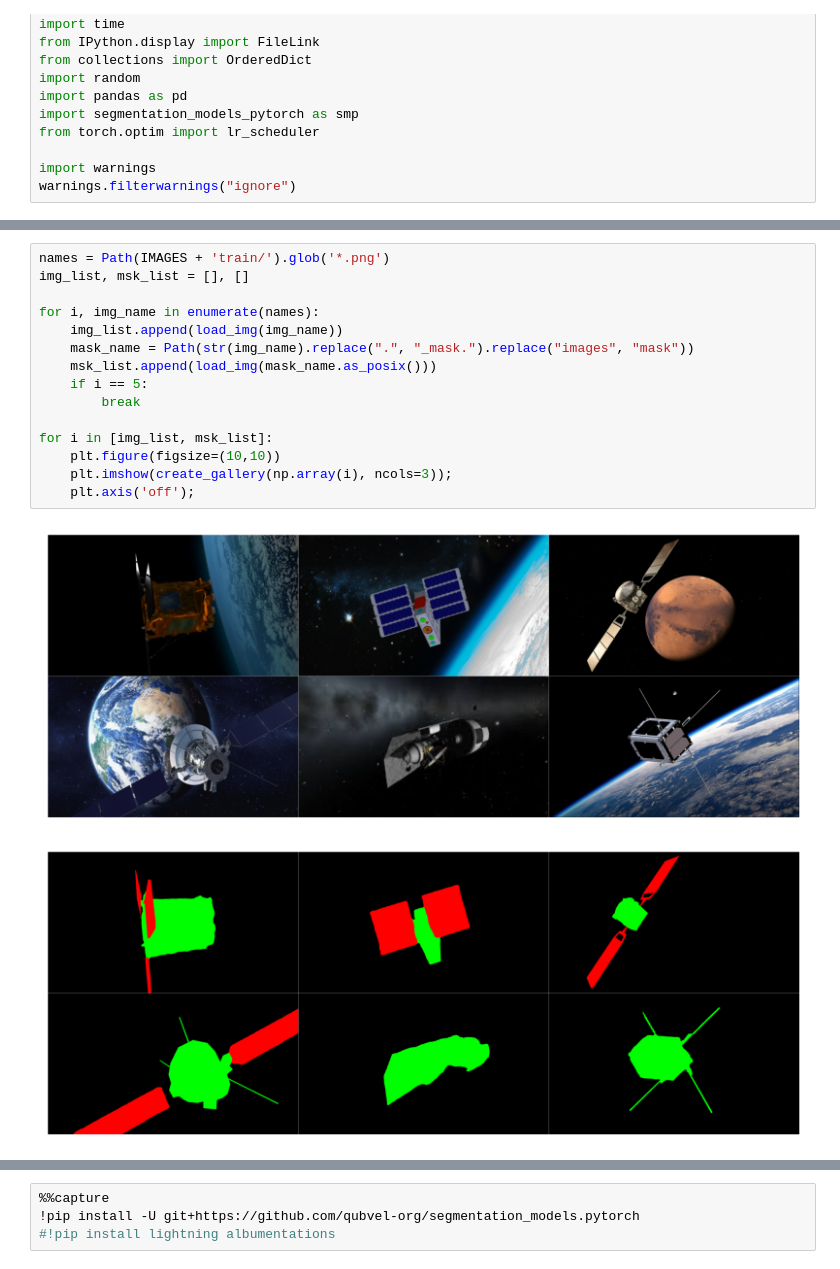
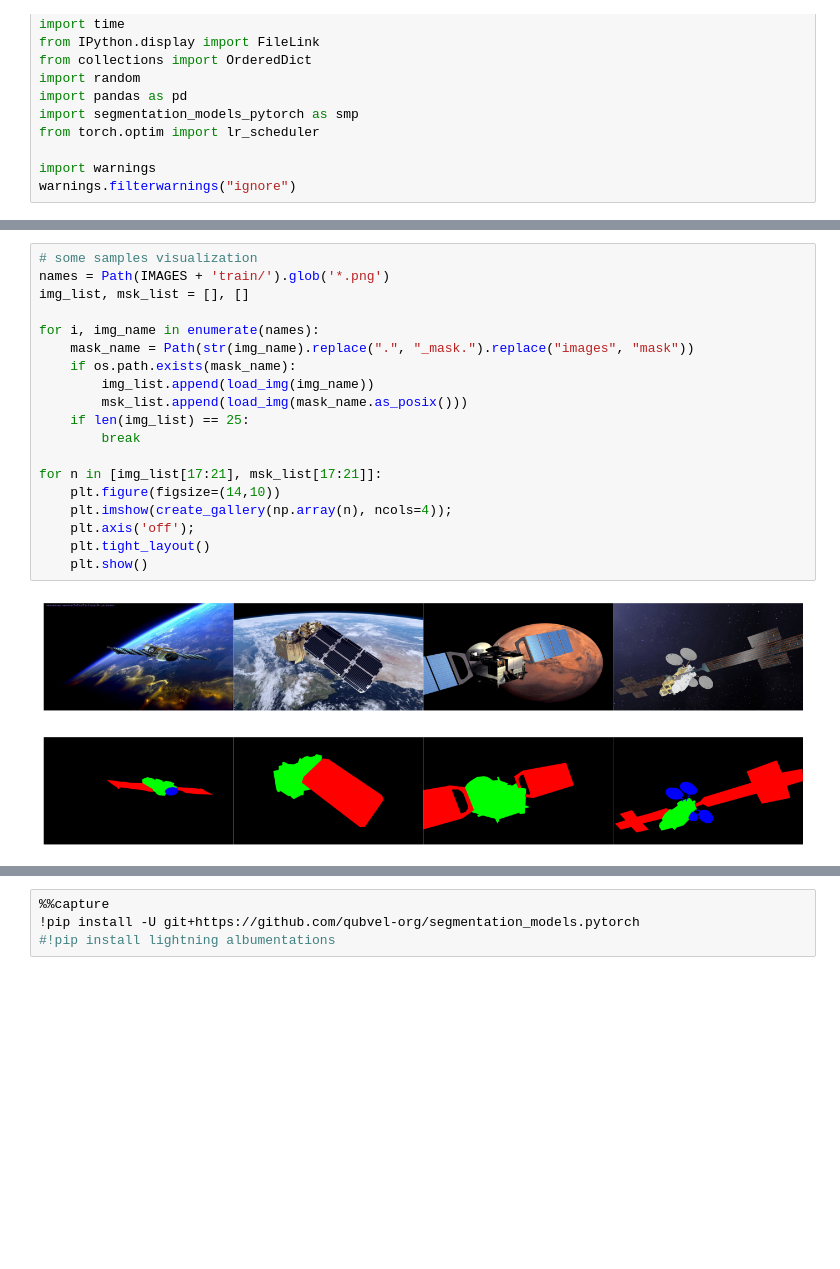
Before and after one commit to ssiarhei115/Satellite-segmentation_UNet-VS-UNet-EfficientNet, a Jupyter notebook: main.ipynb, the cells around one changed output, grey strips where cells are left out. Saved outputs shown, nothing was run; the diff lists cells and outputs as text; blank space fills up the shorter version.

```diff
--- a/main.ipynb
+++ b/main.ipynb
@@ -177,21 +174,25 @@ def display_few_examples_from_data(dataset, n=4):
     plt.tight_layout()
     plt.show()
 # %%
+# some samples visualization
 names = Path(IMAGES + 'train/').glob('*.png')
 img_list, msk_list = [], []
 
 for i, img_name in enumerate(names):
-    img_list.append(load_img(img_name))
     mask_name = Path(str(img_name).replace(".", "_mask.").replace("images", "mask"))
-    msk_list.append(load_img(mask_name.as_posix()))
-    if i == 5:
+    if os.path.exists(mask_name):
+        img_list.append(load_img(img_name))
+        msk_list.append(load_img(mask_name.as_posix()))
+    if len(img_list) == 25:
         break
 
-for i in [img_list, msk_list]:
-    plt.figure(figsize=(10,10))
-    plt.imshow(create_gallery(np.array(i), ncols=3));
+for n in [img_list[17:21], msk_list[17:21]]:
+    plt.figure(figsize=(14,10))
+    plt.imshow(create_gallery(np.array(n), ncols=4));
     plt.axis('off');
+    plt.tight_layout()
+    plt.show()
 # %% [output]
-[figure, old version]
+[figure, new version]
-[figure, old version]
+[figure, new version]
 # %%
```
Also changed, not shown: parts of 32 cells of this notebook, 4 other files.
